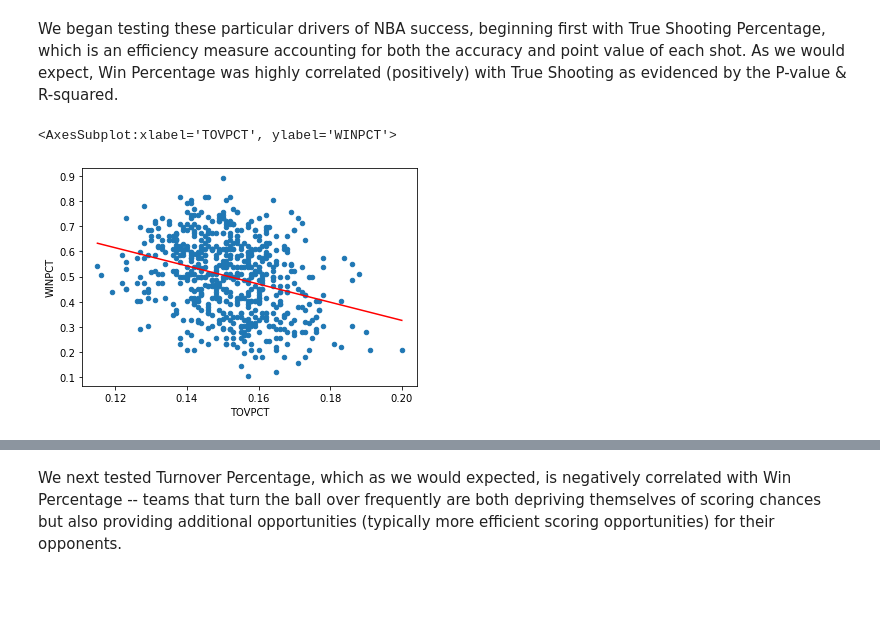
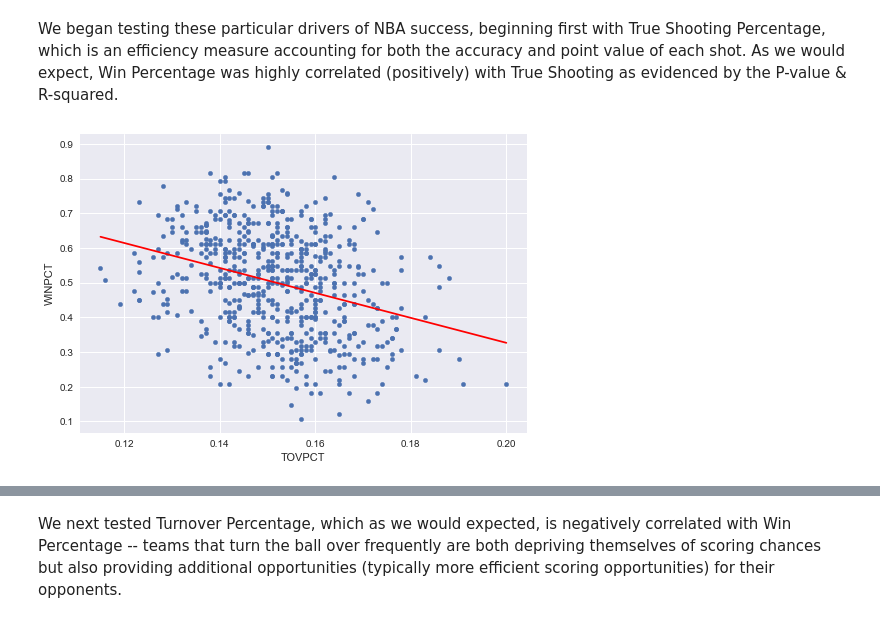
Before and after one commit to danielabboudi/DB_Project, a Jupyter notebook: SC_DA_final.ipynb, the cells around one changed output, grey strips where cells are left out. Cells and saved outputs as stored; diff of their text form; code cells hidden in the pictures; blank space fills up the shorter version.

```diff
--- a/SC_DA_final.ipynb
+++ b/SC_DA_final.ipynb
@@ -133,4 +134,6 @@ df3['yhat1'] = reg1.predict()
 fig,ax = plt.subplots()
 df3.plot.scatter(x='TSPCT', y='WINPCT', ax=ax)
 df3.sort_values('TSPCT').set_index('TSPCT')['yhat1'].plot(ax=ax, color='r')
+rcParams['figure.figsize'] = 8,6
+plt.style.use('seaborn')
 # %% [output]
@@ -161,12 +163,13 @@ We began testing these particular drivers of NBA success, beginning first with T
 # %%
 reg2 = smf.ols('WINPCT ~ TOVPCT', df3).fit()
 df3['yhat2'] = reg2.predict()
 fig,ax = plt.subplots()
 df3.plot.scatter(x='TOVPCT', y='WINPCT', ax=ax)
 df3.sort_values('TOVPCT').set_index('TOVPCT')['yhat2'].plot(ax=ax, color='r')
+rcParams['figure.figsize'] = 8,6
+plt.style.use('seaborn')
 # %% [output]
-<AxesSubplot:xlabel='TOVPCT', ylabel='WINPCT'>
-[figure, old version]
+[figure, new version]
 # %%
 print(reg2.summary())
 # %% [output]
```
Also changed, not shown: parts of 18 cells of this notebook.
